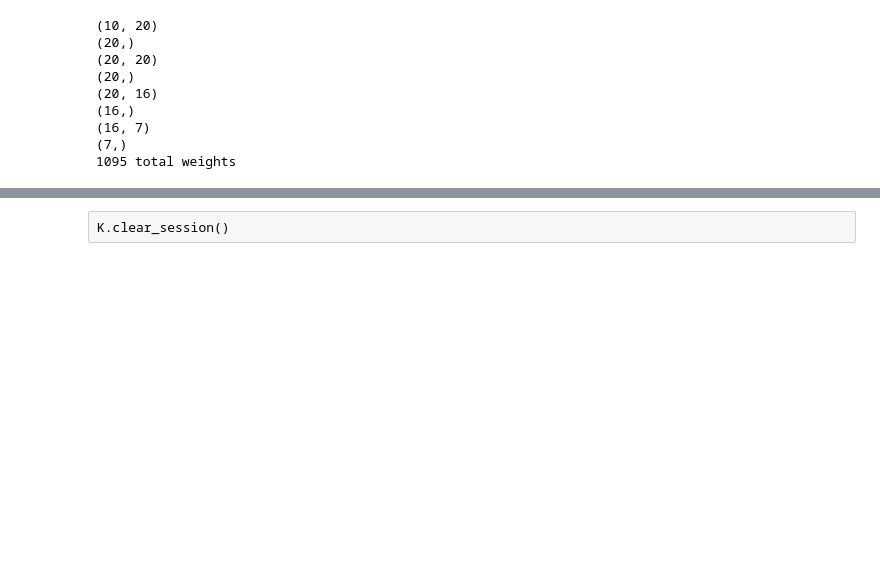
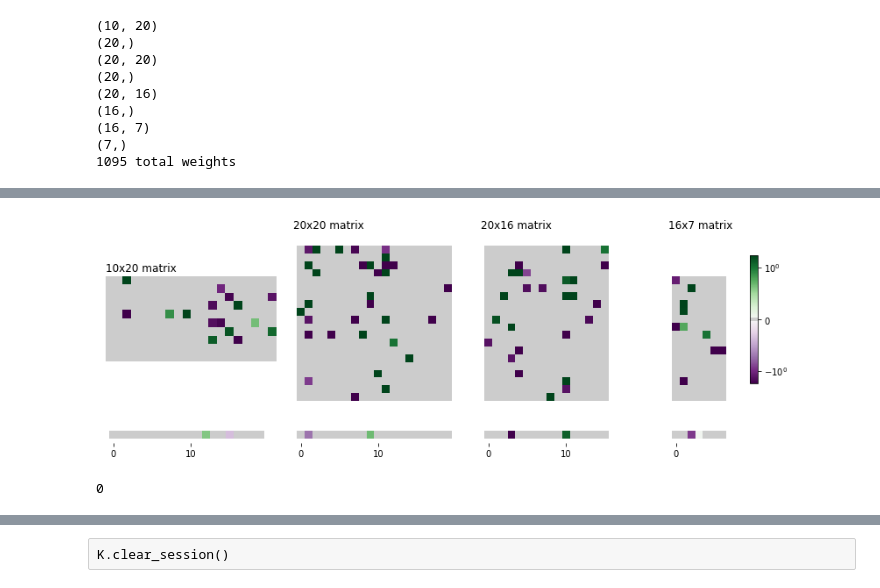
Before and after one commit to oliviatessa/MothMachineLearning, a Jupyter notebook: 019_eScienceCommunitySeminar.ipynb, the cells around one changed output, grey strips where cells are left out. Cells and saved outputs as stored; diff of their text form; code cells hidden in the pictures; blank space fills up the shorter version.

Commit message:
started making vid simulation

```diff
--- a/019_eScienceCommunitySeminar.ipynb
+++ b/019_eScienceCommunitySeminar.ipynb
@@ -1407,10 +1438,0 @@ print("Hi")
-# %%
-wts = model.get_weights().copy()
-wtLengths = []
-for ii in range(len(wts)):
-    print(wts[ii].shape)
-    wtLengths.append(np.prod(wts[ii].shape))
-
-print(np.sum(wtLengths), "total weights")
-
-numCuts = 1
@@ -1524,0 +1574,29 @@ winsound.PlaySound("*", winsound.SND_ALIAS)
+# %%
+PRGn = cm.get_cmap('PRGn', 256)
+newcolors = PRGn(np.linspace(0, 1, 256))
+white = np.array([0.8, 0.8, 0.8, 1])
+newcolors[256//2-3:256//2 + 4, :] = white
+newcmp = ListedColormap(newcolors)
+
+
+# set weights close to 0 to 0
+for ii in np.arange(0, len(wts), 1):
+    qants = np.percentile(np.reshape(wts[ii], -1), q = (50 - cutPercent[numCuts], 50 + cutPercent[numCuts]), )
+    wts[ii][(wts[ii] > qants[0]) & (wts[ii] < qants[1])] = 0
+
+model.set_weights(wts)
+plt.close("all")
+fig, axs = plt.subplots(2,4, figsize=np.array([30, 10])/2, facecolor='w', edgecolor='k', sharex = "none", sharey = "none")
+fig.subplots_adjust(hspace = -0.4, wspace=0.1, bottom = -0.1 )
+axs = axs.ravel("F")
+saveWeightImages(model, ctr)
+# %% [output]
+[figure, added]
+# %%
+
+# make into video
+os.chdir(os.path.join(figDir, tmpFolder))
+
+os.system('ffmpeg -start_number 0 -r 60 -i %04d_Opt_rmsprop__Dro_0__Num_20_20_16__Wei_0_2019_06_03__14_47_14.png -vf "scale=trunc(iw/2)*2:trunc(ih/2)*2" -c:v libx264   -b:v 10000k -pix_fmt yuv420p -y 0000000_WeightUpdates.mp4')
+# %% [output]
+0
```
Also changed, not shown: parts of 22 cells of this notebook, 2 other files.
